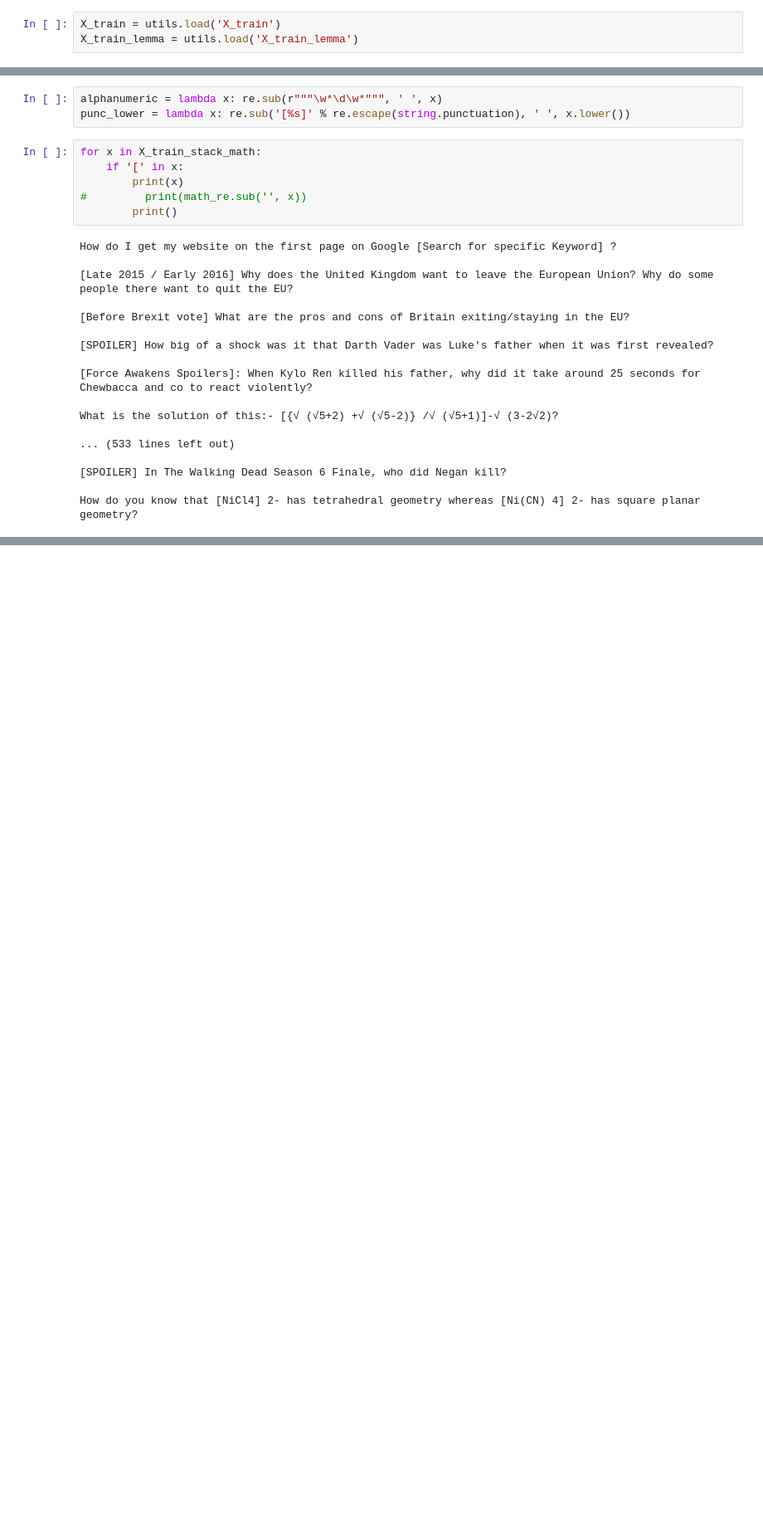
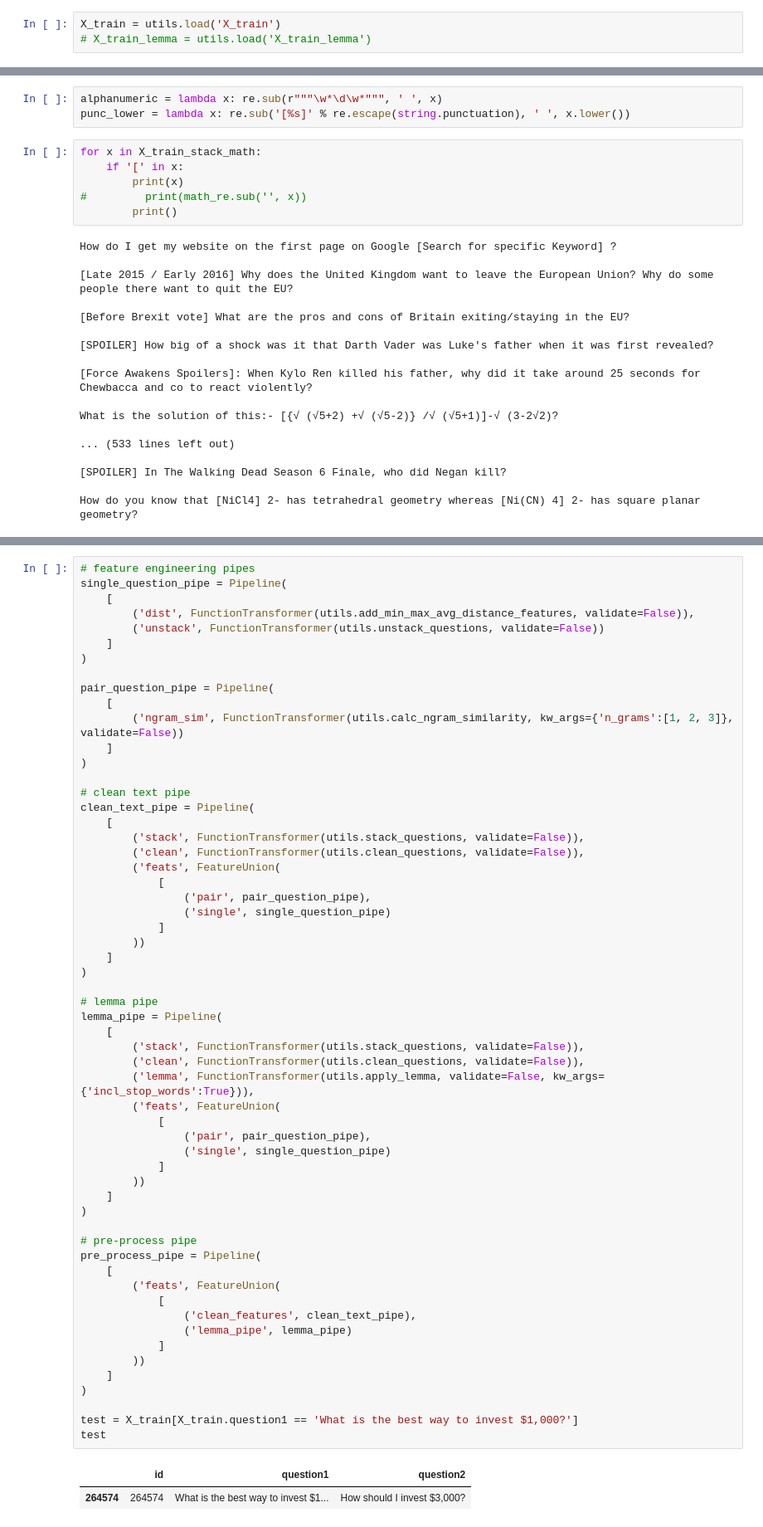
Before and after one commit to jason-sa/question_intent_classification, a Jupyter notebook: py_files/99. Feature engineering exploration.ipynb, the cells around one changed output, grey strips where cells are left out. Shown: that part at 83% size. Saved outputs shown, nothing was run; the diff lists cells and outputs as text; blank space fills up the shorter version.

```diff
--- a/py_files/99. Feature engineering exploration.ipynb
+++ b/py_files/99. Feature engineering exploration.ipynb
@@ -8,7 +8,7 @@ import numpy as np
 from sklearn import metrics
 # %%
 X_train = utils.load('X_train')
-X_train_lemma = utils.load('X_train_lemma')
+# X_train_lemma = utils.load('X_train_lemma')
 # %%
 X_train_stack = utils.stack_questions(X_train)
 # %%
@@ -169,0 +217,61 @@ tot
+# %%
+# feature engineering pipes
+single_question_pipe = Pipeline(
+    [
+        ('dist', FunctionTransformer(utils.add_min_max_avg_distance_features, validate=False)),
+        ('unstack', FunctionTransformer(utils.unstack_questions, validate=False))
+    ]
+)
+
+pair_question_pipe = Pipeline(
+    [
+        ('ngram_sim', FunctionTransformer(utils.calc_ngram_similarity, kw_args={'n_grams':[1, 2, 3]}, validate=False))
+    ]
+)
+
+# clean text pipe
+clean_text_pipe = Pipeline(
+    [
+        ('stack', FunctionTransformer(utils.stack_questions, validate=False)),
+        ('clean', FunctionTransformer(utils.clean_questions, validate=False)),
+        ('feats', FeatureUnion(
+            [
+                ('pair', pair_question_pipe),
+                ('single', single_question_pipe)
+            ]
+        ))
+    ]
+)
+
+# lemma pipe
+lemma_pipe = Pipeline(
+    [
+        ('stack', FunctionTransformer(utils.stack_questions, validate=False)),
+        ('clean', FunctionTransformer(utils.clean_questions, validate=False)),
+        ('lemma', FunctionTransformer(utils.apply_lemma, validate=False, kw_args={'incl_stop_words':True})),
+        ('feats', FeatureUnion(
+            [
+                ('pair', pair_question_pipe),
+                ('single', single_question_pipe)
+            ]
+        ))
+    ]
+)
+
+# pre-process pipe
+pre_process_pipe = Pipeline(
+    [
+        ('feats', FeatureUnion(
+            [
+                ('clean_features', clean_text_pipe),
+                ('lemma_pipe', lemma_pipe)
+            ]
+        ))
+    ]
+)
+
+test = X_train[X_train.question1 == 'What is the best way to invest $1,000?']
+test
+# %% [output]
+|  | id | question1 | question2 |
+| 264574 | 264574 | What is the best way to invest $1... | How should I invest $3,000? |
```
Also changed, not shown: parts of 13 cells of this notebook.
